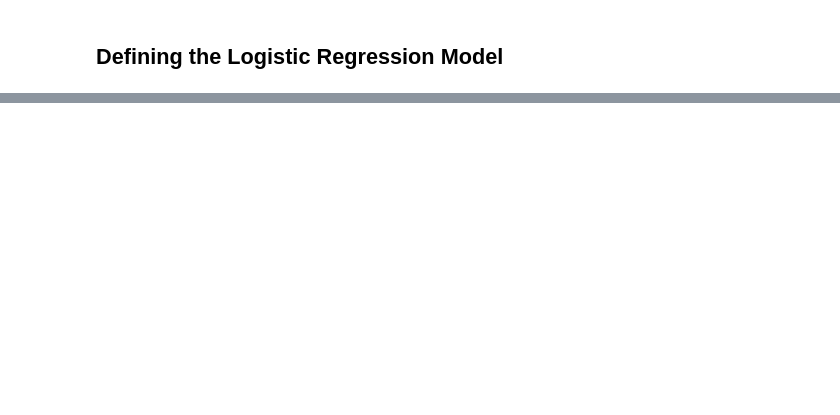
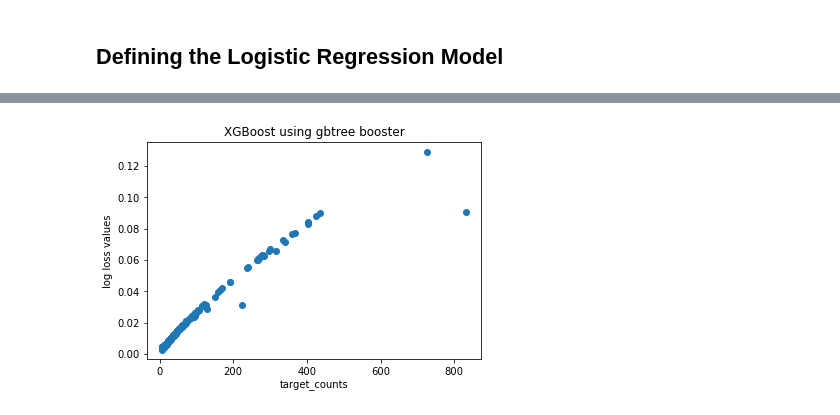
Before and after one commit to rlew631/Drug-Methods-of-Action, a Jupyter notebook: RAPIDS_logistic_rergression_w_undersampling.ipynb, the cells around one changed output, grey strips where cells are left out. Cells and saved outputs as stored; diff of their text form; code cells hidden in the pictures; blank space fills up the shorter version.

```diff
--- a/RAPIDS_logistic_rergression_w_undersampling.ipynb
+++ b/RAPIDS_logistic_rergression_w_undersampling.ipynb
@@ -291,15 +247,0 @@ for i in np.power(2,list(range(4,10))):
-# %%
-#model = SVR(kernel='poly', gamma='auto', C=200, cache_size=14000) #had estimated finish time of 12 hrs
-model = NuSVR(C=1, nu=0.1) # The default kernel is RBF
-for i in [1]:
-
-  target_counts = []
-  logloss_vals = []
-  ss_lr.loc[:, train_targets.columns] = 0
-  res_lr.loc[:, train_targets.columns] = 0
-  logreg(train_targets, X, x_test, ss_lr)
-  plt.scatter(target_counts,logloss_vals)
-  plt.xlabel('target_counts')
-  plt.ylabel('log loss values')
-  plt.title('SVR with poly kernel')
-  plt.show()
@@ -324,0 +368,8 @@ After manually eliminating control groups: 0.07559902047429726
+# %%
+plt.scatter(target_counts,xgb_logloss_vals)
+plt.xlabel('target_counts')
+plt.ylabel('log loss values')
+plt.title('XGBoost using gbtree booster')
+plt.show()
+# %% [output]
+[figure, added]
```
Also changed, not shown: parts of 31 cells of this notebook.
